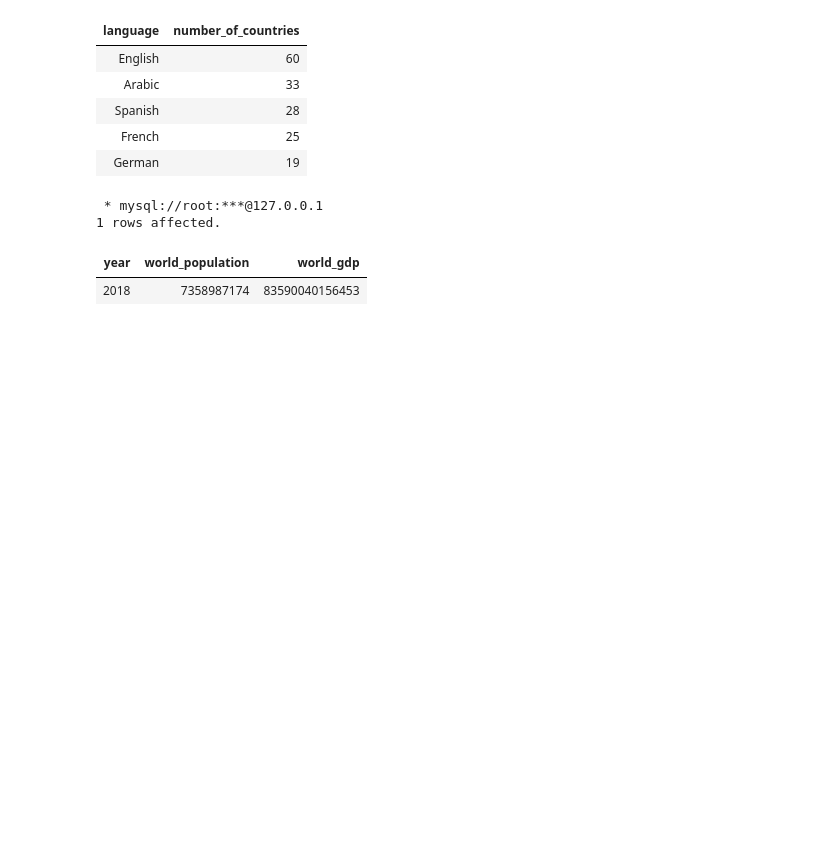
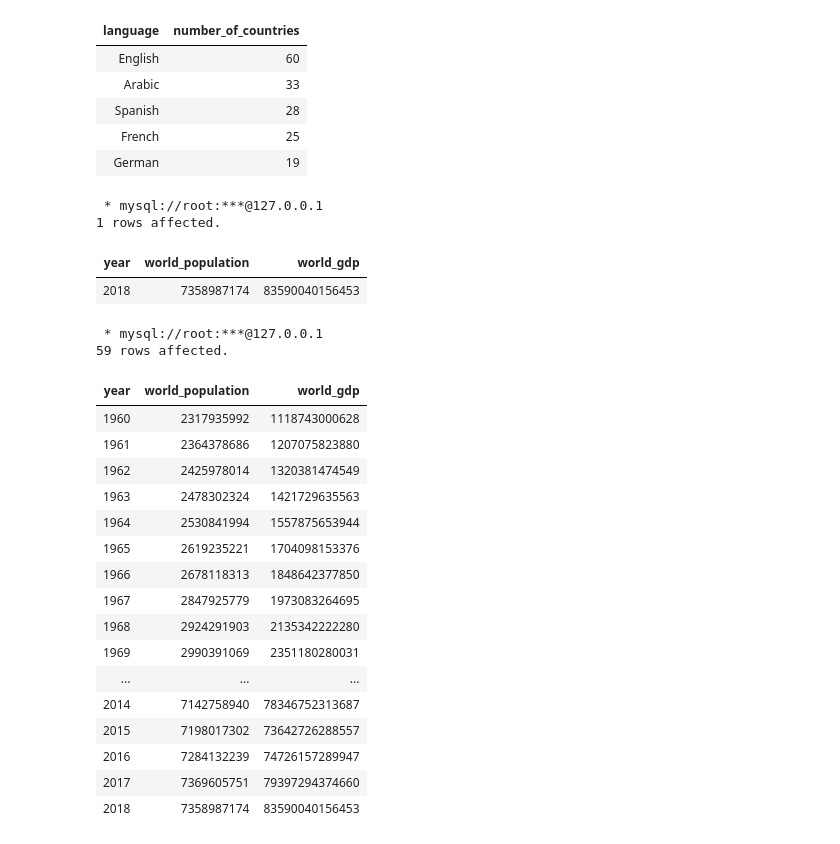
Before and after one commit to JasmineMadi/datajoint-tutorials, a Jupyter notebook: db-course/Assignment7.ipynb, the cells around one changed output. Saved outputs shown, nothing was run; the diff lists cells and outputs as text; code cells hidden in the pictures; blank space fills up the shorter version.

```diff
--- a/db-course/Assignment7.ipynb
+++ b/db-course/Assignment7.ipynb
@@ -221,3 +221,28 @@ where year = 2018
 1 rows affected.
 | year | world_population | world_gdp |
 | 2018 | 7358987174 | 83590040156453 |
+# %%
+%%sql
+SELECT year,sum(population) as world_population,sum(gdp) as world_gdp from countries natural join country_stats
+group by year
+order by year
+# %% [output]
+ * mysql://root:***@127.0.0.1
+59 rows affected.
+| year | world_population | world_gdp |
+| 1960 | 2317935992 | 1118743000628 |
+| 1961 | 2364378686 | 1207075823880 |
+| 1962 | 2425978014 | 1320381474549 |
+| 1963 | 2478302324 | 1421729635563 |
+| 1964 | 2530841994 | 1557875653944 |
+| 1965 | 2619235221 | 1704098153376 |
+| 1966 | 2678118313 | 1848642377850 |
+| 1967 | 2847925779 | 1973083264695 |
+| 1968 | 2924291903 | 2135342222280 |
+| 1969 | 2990391069 | 2351180280031 |
+| ... | ... | ... |
+| 2014 | 7142758940 | 78346752313687 |
+| 2015 | 7198017302 | 73642726288557 |
+| 2016 | 7284132239 | 74726157289947 |
+| 2017 | 7369605751 | 79397294374660 |
+| 2018 | 7358987174 | 83590040156453 |
```
